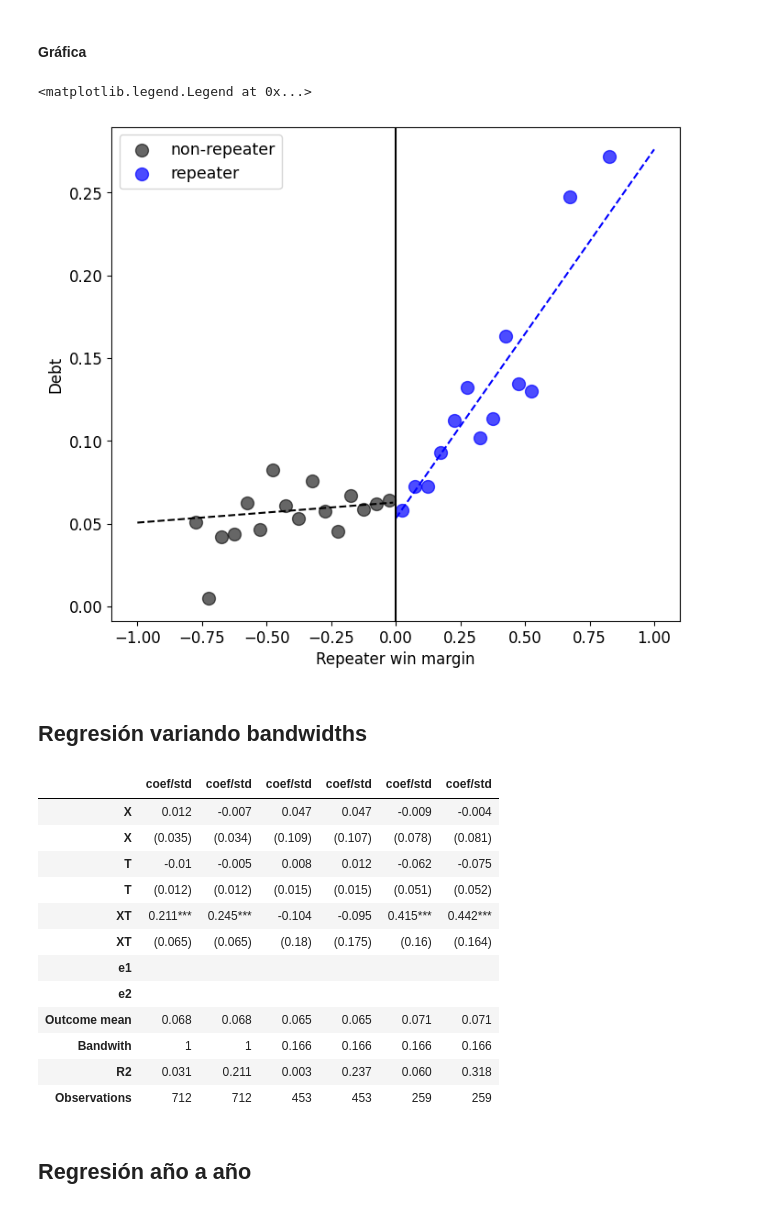
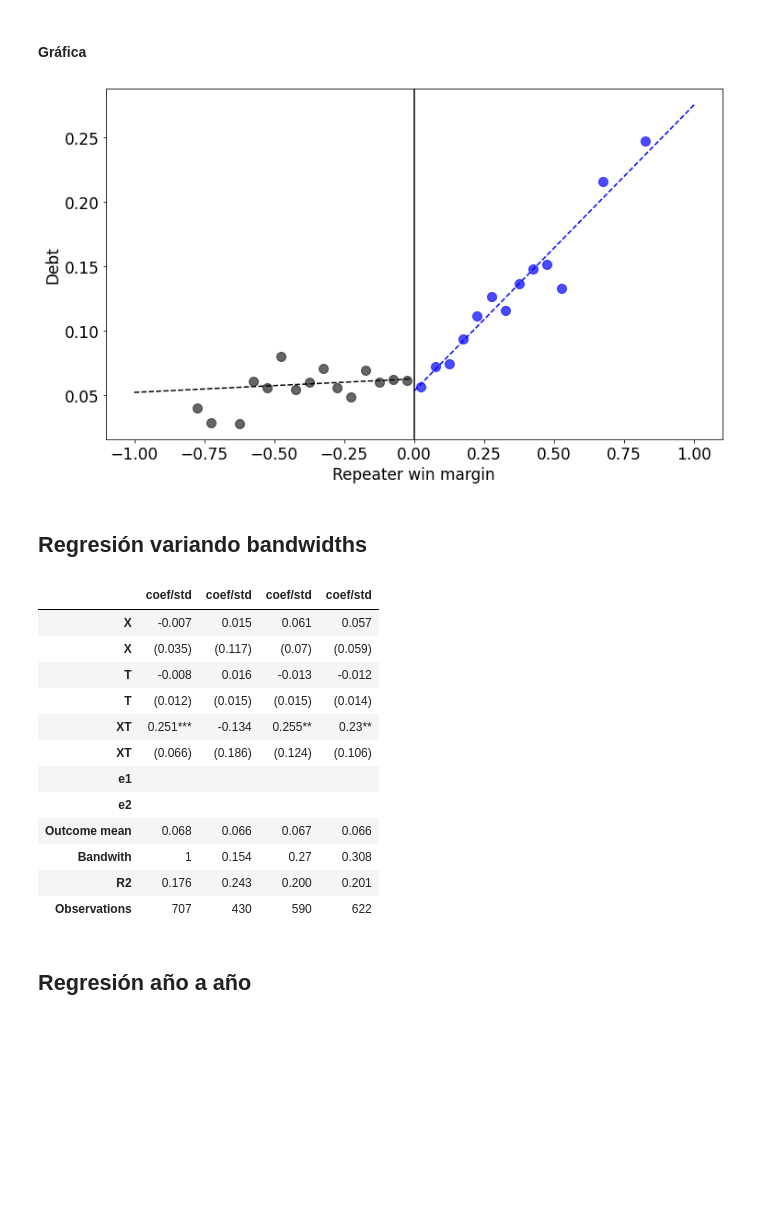
Before and after one commit to jguerrae/ColombianMunicipalDebt, a Jupyter notebook: 1_ESTIMACIONES_v2.ipynb, the cells around one changed output. Drawn from its saved outputs; the diff is of its cells as text; code cells hidden in the pictures; blank space fills up the shorter version.

```diff
--- a/1_ESTIMACIONES_v2.ipynb
+++ b/1_ESTIMACIONES_v2.ipynb
@@ -359,18 +367,20 @@ Y = "deuda_pc"
 #FIX BASELINE BASE
 d = df[(df.date==año)]
 d["X"] = d[f"diferencia_{año_t1}"].copy()
+d["X2"] = d["X"]*d["X"]
 d["Y"] = d[Y]
 d = d[np.abs(d["X"])<=limite]
 d['const'] = 1
 d["T"] = d["X"].apply(lambda x: 1 if x>=threshold else 0)
 d['XT'] = d['X'] * d['T']
+d['X2T'] = d['X2'] * d['T']
 
 dptos = pd.get_dummies(d.coddepto, prefix="dpto", drop_first="True")
 d = d.drop(columns = "coddepto"); d = pd.concat([d,dptos],axis = 1)
 departamentos = list(dptos.columns)
-d = imputar_percentil(d)
+# d = imputar_percentil(d)
 
 
-dd = d[["Y", "X", "T", "XT"]].dropna()
-est1 = rdrobust(y=dd["Y"], x=dd["X"], p=1, deriv=1, kernel = "uniform", all = True, vce='hc0',  c=threshold)
-b_optimo = est1.bws.loc["b"][0]
+dd = d[["Y", "X", "T", "XT", "const"]].dropna()
+# est1 = rdrobust(y=dd["Y"], x=dd["X"], p=1, deriv=1, kernel = "uniform", all = True, vce='hc0',  c=threshold)
+# b_optimo = est1.bws.loc["b"][0]
@@ -377,5 +392,7 @@ b_optimo = est1.bws.loc["b"][0]
 # %% [markdown]
 ### Funciones claves
+# %%
+results = 0
 # %%
 #FUNCIÓN PARA LA SIGNIFICANCIA
 
@@ -422,0 +442,4 @@ def regresion_tablav2(sumario, results, variables, bandwidth, media_dependiente)
+# %%
+fex  = ['gandina', 'gcaribe', 'gpacifica','gorinoquia', 'gamazonia'] + departamentos
+lista_controles2 = [[], inst_hist , inst_hist + inst_cont,  inst_hist + inst_cont  + geo, inst_hist + inst_cont  + geo + fex]
+lista_controles_completa = inst_hist + inst_cont + geo + fex
@@ -424,8 +542,8 @@ def regresion_tablav2(sumario, results, variables, bandwidth, media_dependiente)
 ## Regresión variando controles
 # %%
 fex  = ['gandina', 'gcaribe', 'gpacifica','gorinoquia', 'gamazonia'] + departamentos
-lista_controles2 = [[], inst_hist , inst_hist + inst_cont , inst_hist + inst_cont + fiscal,  inst_hist + inst_cont + fiscal + geo, inst_hist + inst_cont + fiscal + geo + fex]
-lista_controles_completa = inst_hist + inst_cont + fiscal + geo + fex
+lista_controles2 = [[], inst_hist , inst_hist + inst_cont,  inst_hist + inst_cont  + geo, inst_hist + inst_cont  + geo + fex]
+lista_controles_completa = inst_hist + inst_cont + geo + fex
 # %%
 tabla_regresion = pd.DataFrame()
 for lista in lista_controles2:
@@ -469,39 +587,40 @@ K["y_pred"] = model.predict()
 params = model.params
 # %%
 # Crear bines para X
-plt.figure(figsize=(8, 7))
+plt.figure(figsize=(12, 7))
 
-plt.rcParams.update({'font.size': 12})
+plt.rcParams.update({'font.size': 17})
 
 bin_size = 0.05
 bins = np.arange(-1, 1 + bin_size, bin_size)
 K['bin'] = pd.cut(K['X'], bins, labels=(bins[:-1] + bin_size / 2), right=False)
 
 grouped = K.groupby('bin')[["Y", "y_pred"]].mean().reset_index()
 grouped['bin'] = grouped['bin'].astype(float)
 
 before_threshold = grouped[grouped['bin'] < threshold]
 after_threshold = grouped[grouped['bin'] >= threshold]
 
 plt.scatter(before_threshold['bin'], before_threshold['Y'], color='black', alpha=0.6, s = 100, label = "non-repeater")
 plt.scatter(after_threshold['bin'], after_threshold['Y'], color='blue', alpha=0.7, s = 100, label = "repeater")
 
 X_before = np.linspace(-1, 0, 100, endpoint=False)
 X_after = np.linspace(0, 1, 100)
 Y_before = params['const'] + params['X'] * X_before  # Para X < 0
 Y_after = (params['const'] + params['T']) + (params['X'] + params['XT']) * X_after  # Para X >= 0
 
 plt.plot(X_before, Y_before, color='black', linestyle='--')
 plt.plot(X_after, Y_after, color='blue', linestyle='--')
 
 plt.axvline(x=threshold, color='black', linestyle='-')
 
 plt.xlabel('Repeater win margin')
 plt.ylabel('Debt')
 
-plt.legend(fontsize=12.5)
+# plt.legend(fontsize=12.5)
+
+plt.savefig(f"{carpeta3}/0SCATTER_BASELINE.png", dpi = 300, bbox_inches='tight')
 # %% [output]
-<matplotlib.legend.Legend at 0x...>
-[figure, old version]
+[figure, new version]
 # %% [markdown]
 ## Regresión variando bandwidths
@@ -508,8 +629,13 @@ plt.legend(fontsize=12.5)
 # %%
-bandas = [1,1,b_optimo, b_optimo, b_optimo/2, b_optimo*2]
-bandas = [1,1,b_optimo, b_optimo,  b_optimo,  b_optimo]
-controles = [0,1,0,1,0,1]
-dh = [0,0,0,0,1,1]
+# bandas = [1,b_optimo, 2.72*b_optimo, b_optimo]
+bandas = [1,b_optimo, 0.27, b_optimo*2]
+controles = [1,1,1,1]
+dh = [0,0,0,0]
+
+# bandas = [1,1,b_optimo, b_optimo, b_optimo/2, b_optimo*2]
+# bandas = [1,1,b_optimo, b_optimo,  b_optimo,  b_optimo]
+# controles = [0,1,0,1,0,1]
+# dh = [0,0,0,0,1,1]
 
 tabla_regresion = pd.DataFrame()
 
@@ -528,6 +654,8 @@ for b,c,dk in zip(bandas, controles, dh):
     else:
         cont = lista_controles_completa.copy()
 
+    dr = dr[['const', 'X', 'T', 'XT', 'Y']+cont].dropna()
+
     media = round(dr["Y"].mean(),3)
 
     model = sm.OLS(dr['Y'], dr[['const', 'X', 'T', 'XT']+cont])
@@ -537,20 +665,20 @@ for b,c,dk in zip(bandas, controles, dh):
     variables = list(sumario.tables[1].index)
     tabla = regresion_tablav2(sumario, results, variables, round(b,3), media)
     tabla_regresion = pd.concat([tabla_regresion, tabla], axis = 1)
+
+tabla_regresion.to_excel(f"{carpeta2}/1REGBAND.xlsx")
+tabla_regresion
+# %% [output]
+|  | coef/std | coef/std | coef/std | coef/std |
+| X | -0.007 | 0.015 | 0.061 | 0.057 |
+| X | (0.035) | (0.117) | (0.07) | (0.059) |
+| T | -0.008 | 0.016 | -0.013 | -0.012 |
+| T | (0.012) | (0.015) | (0.015) | (0.014) |
+| XT | 0.251*** | -0.134 | 0.255** | 0.23** |
+| XT | (0.066) | (0.186) | (0.124) | (0.106) |
+| e1 |  |  |  |  |
+| e2 |  |  |  |  |
+| Outcome mean | 0.068 | 0.066 | 0.067 | 0.066 |
+| Bandwith | 1 | 0.154 | 0.27 | 0.308 |
+| R2 | 0.176 | 0.243 | 0.200 | 0.201 |
+| Observations | 707 | 430 | 590 | 622 |
-# %%
-tabla_regresion.to_excel(f"{carpeta2}/1REGBAND.xlsx")
-tabla_regresion
-# %% [output]
-|  | coef/std | coef/std | coef/std | coef/std | coef/std | coef/std |
-| X | 0.012 | -0.007 | 0.047 | 0.047 | -0.009 | -0.004 |
-| X | (0.035) | (0.034) | (0.109) | (0.107) | (0.078) | (0.081) |
-| T | -0.01 | -0.005 | 0.008 | 0.012 | -0.062 | -0.075 |
-| T | (0.012) | (0.012) | (0.015) | (0.015) | (0.051) | (0.052) |
-| XT | 0.211*** | 0.245*** | -0.104 | -0.095 | 0.415*** | 0.442*** |
-| XT | (0.065) | (0.065) | (0.18) | (0.175) | (0.16) | (0.164) |
-| e1 |  |  |  |  |  |  |
-| e2 |  |  |  |  |  |  |
-| Outcome mean | 0.068 | 0.068 | 0.065 | 0.065 | 0.071 | 0.071 |
-| Bandwith | 1 | 1 | 0.166 | 0.166 | 0.166 | 0.166 |
-| R2 | 0.031 | 0.211 | 0.003 | 0.237 | 0.060 | 0.318 |
-| Observations | 712 | 712 | 453 | 453 | 259 | 259 |
```
Also changed, not shown: parts of 41 cells of this notebook, 36 other files.
